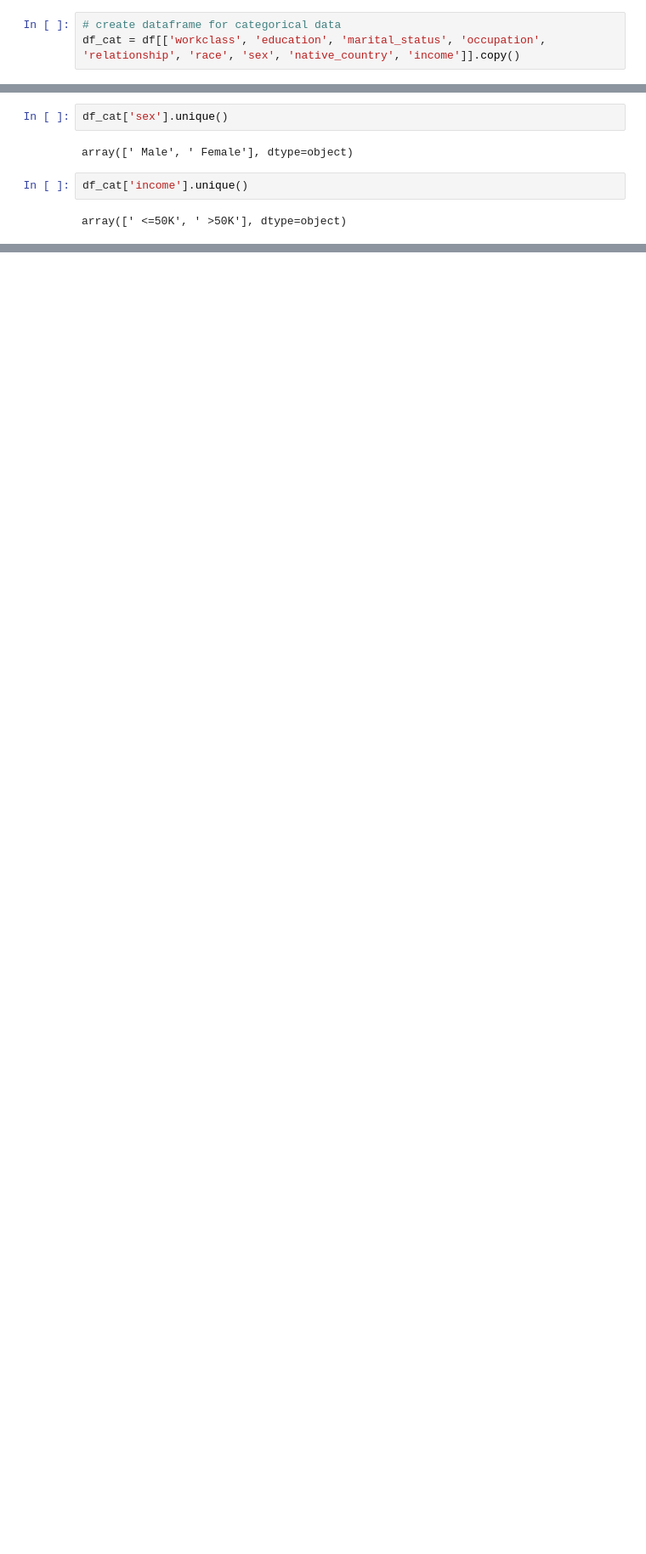
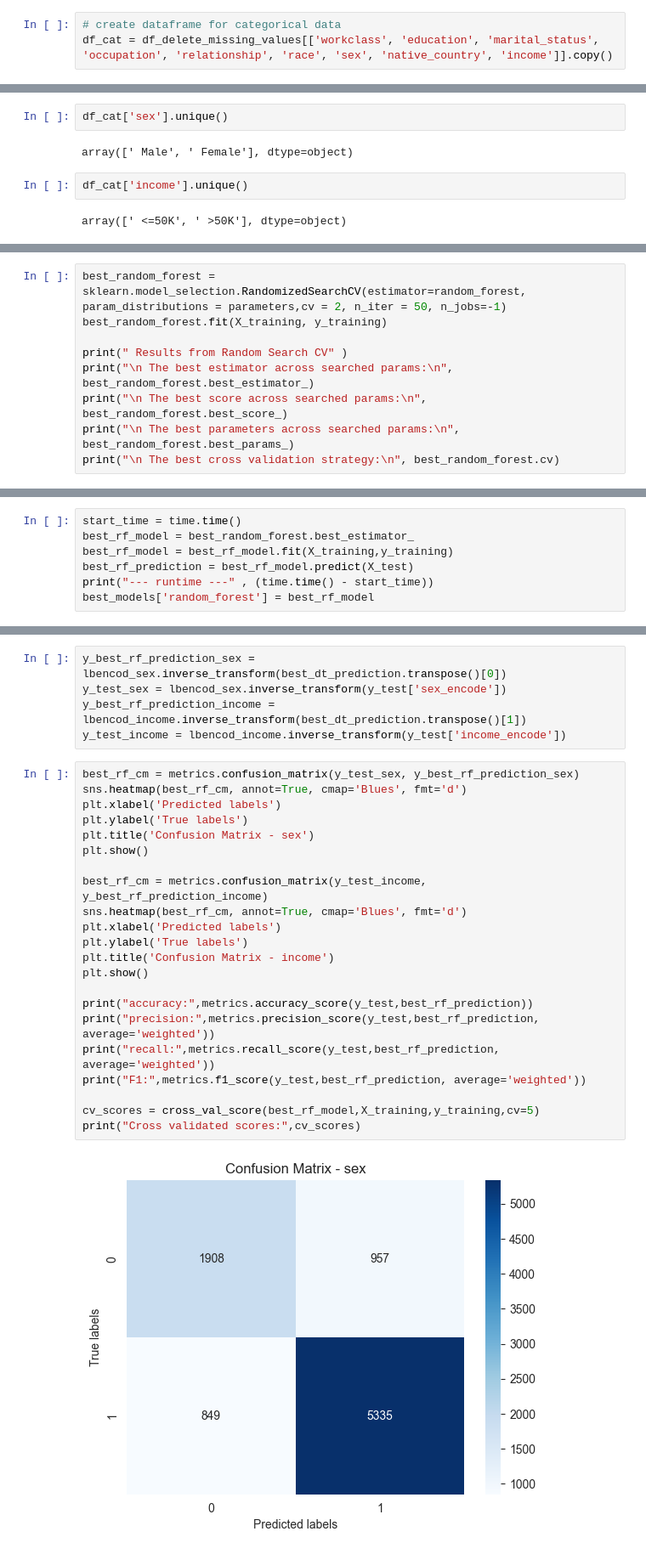
Before and after one commit to johannesDevel/MachineLearning, a Jupyter notebook: exercise_1.ipynb, the cells around one changed output, grey strips where cells are left out. Shown at 85% size. Saved outputs shown, nothing was run; the diff lists cells and outputs as text; blank space fills up the shorter version.

```diff
--- a/exercise_1.ipynb
+++ b/exercise_1.ipynb
@@ -100,6 +158,6 @@ df_numeric_nrm.describe()
 # %%
 # create dataframe for categorical data
-df_cat = df[['workclass', 'education', 'marital_status', 'occupation', 'relationship', 'race', 'sex', 'native_country', 'income']].copy()
+df_cat = df_delete_missing_values[['workclass', 'education', 'marital_status', 'occupation', 'relationship', 'race', 'sex', 'native_country', 'income']].copy()
 # %%
 # check how many work-classes exists. If there are more than two different values One-Hot-Encoding is used, otherwise Label-Encoding
 df_cat['workclass'].unique()
@@ -245,0 +465,9 @@ Name: income_encode, dtype: float64
+# %%
+best_random_forest = sklearn.model_selection.RandomizedSearchCV(estimator=random_forest, param_distributions = parameters,cv = 2, n_iter = 50, n_jobs=-1)
+best_random_forest.fit(X_training, y_training)
+
+print(" Results from Random Search CV" )
+print("\n The best estimator across searched params:\n", best_random_forest.best_estimator_)
+print("\n The best score across searched params:\n", best_random_forest.best_score_)
+print("\n The best parameters across searched params:\n", best_random_forest.best_params_)
+print("\n The best cross validation strategy:\n", best_random_forest.cv)
@@ -245,0 +488,7 @@ Name: income_encode, dtype: float64
+# %%
+start_time = time.time()
+best_rf_model = best_random_forest.best_estimator_
+best_rf_model = best_rf_model.fit(X_training,y_training)
+best_rf_prediction = best_rf_model.predict(X_test)
+print("--- runtime ---" , (time.time() - start_time))
+best_models['random_forest'] = best_rf_model
@@ -245,0 +499,29 @@ Name: income_encode, dtype: float64
+# %%
+y_best_rf_prediction_sex = lbencod_sex.inverse_transform(best_dt_prediction.transpose()[0])
+y_test_sex = lbencod_sex.inverse_transform(y_test['sex_encode'])
+y_best_rf_prediction_income = lbencod_income.inverse_transform(best_dt_prediction.transpose()[1])
+y_test_income = lbencod_income.inverse_transform(y_test['income_encode'])
+# %%
+best_rf_cm = metrics.confusion_matrix(y_test_sex, y_best_rf_prediction_sex)
+sns.heatmap(best_rf_cm, annot=True, cmap='Blues', fmt='d')
+plt.xlabel('Predicted labels')
+plt.ylabel('True labels')
+plt.title('Confusion Matrix - sex')
+plt.show()
+
+best_rf_cm = metrics.confusion_matrix(y_test_income, y_best_rf_prediction_income)
+sns.heatmap(best_rf_cm, annot=True, cmap='Blues', fmt='d')
+plt.xlabel('Predicted labels')
+plt.ylabel('True labels')
+plt.title('Confusion Matrix - income')
+plt.show()
+
+print("accuracy:",metrics.accuracy_score(y_test,best_rf_prediction))
+print("precision:",metrics.precision_score(y_test,best_rf_prediction, average='weighted'))
+print("recall:",metrics.recall_score(y_test,best_rf_prediction, average='weighted'))
+print("F1:",metrics.f1_score(y_test,best_rf_prediction, average='weighted'))
+
+cv_scores = cross_val_score(best_rf_model,X_training,y_training,cv=5)
+print("Cross validated scores:",cv_scores)
+# %% [output]
+[figure, added]
```
Also changed, not shown: parts of 64 cells of this notebook.
